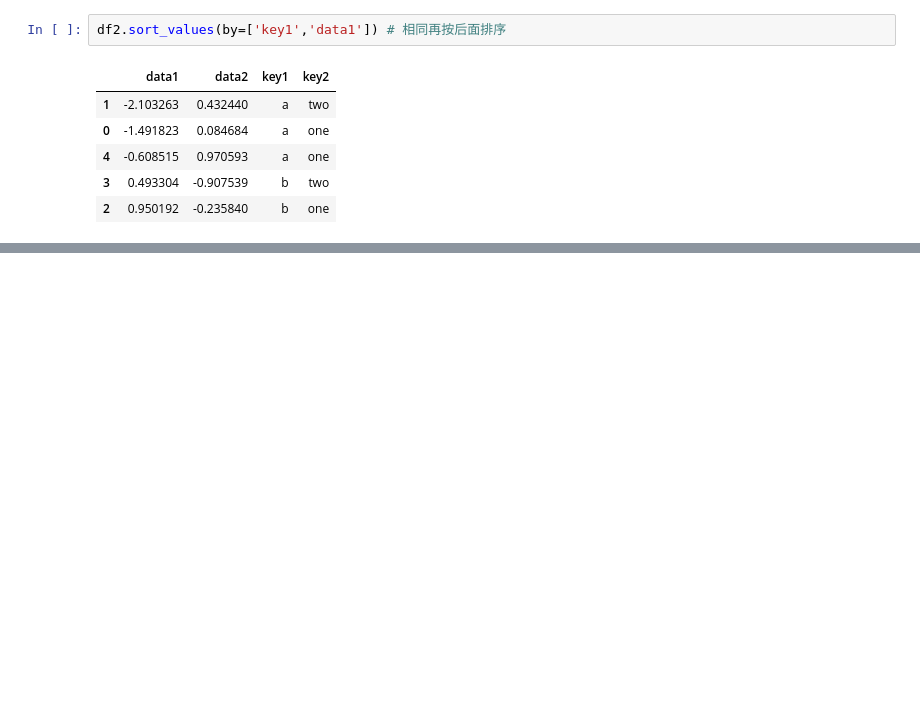
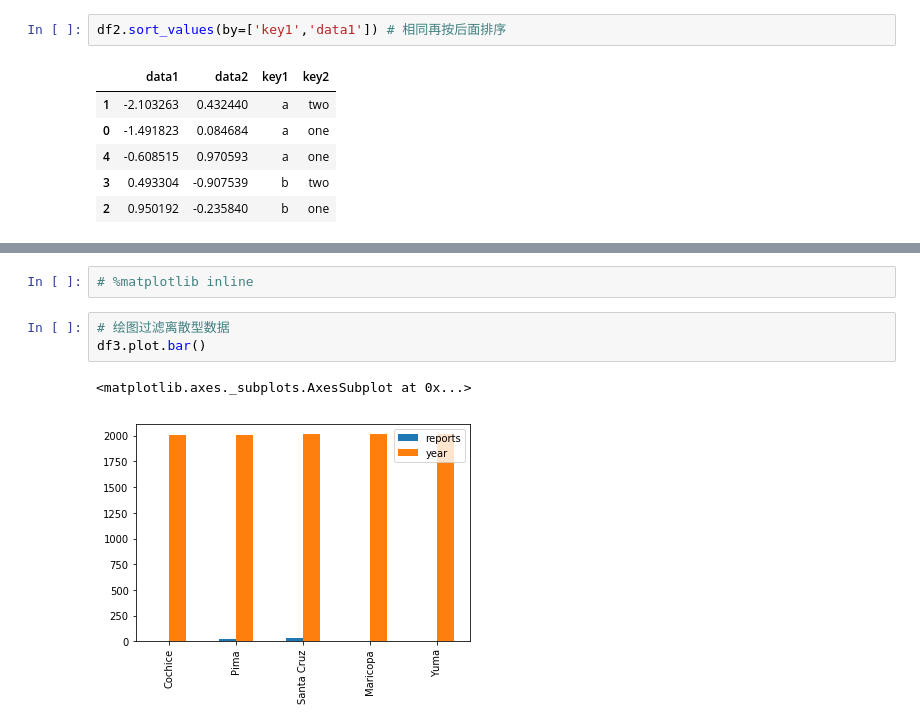
Before and after one commit to appke/Los-House-Prices, a Jupyter notebook: 02.Pandas操作快查表.ipynb, the cells around one changed output, grey strips where cells are left out. Drawn from its saved outputs; the diff is of its cells as text; blank space fills up the shorter version.

```diff
--- a/02.Pandas操作快查表.ipynb
+++ b/02.Pandas操作快查表.ipynb
@@ -287,0 +504,8 @@ df2.sort_values(by=['key2'], ascending=False) # 整张表按某1列的数值进
+# %%
+# %matplotlib inline
+# %%
+# 绘图过滤离散型数据
+df3.plot.bar()
+# %% [output]
+<matplotlib.axes._subplots.AxesSubplot at 0x...>
+[figure, added]
```
Also changed, not shown: parts of 71 cells of this notebook.
